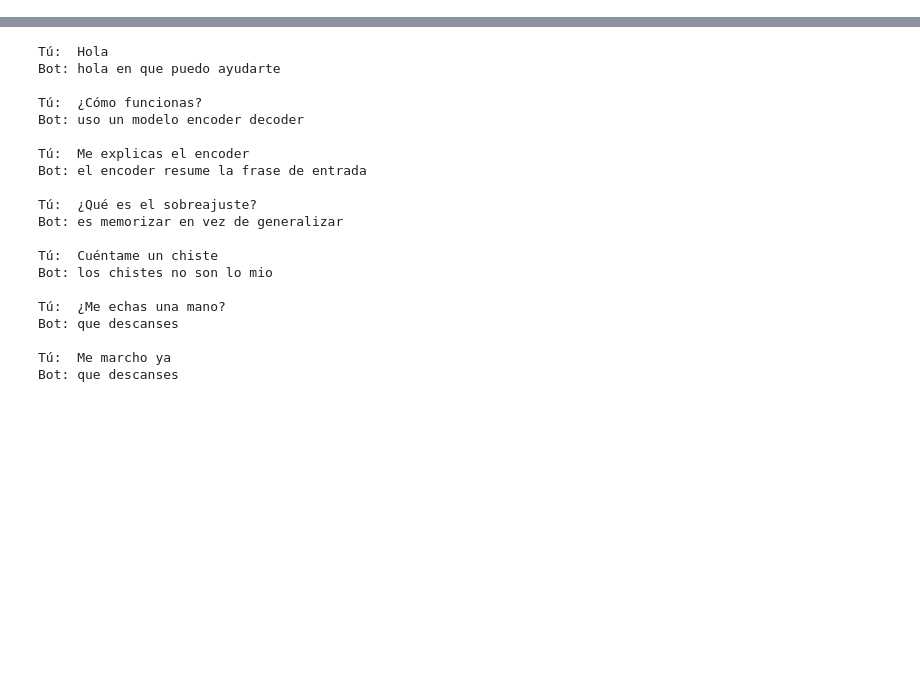
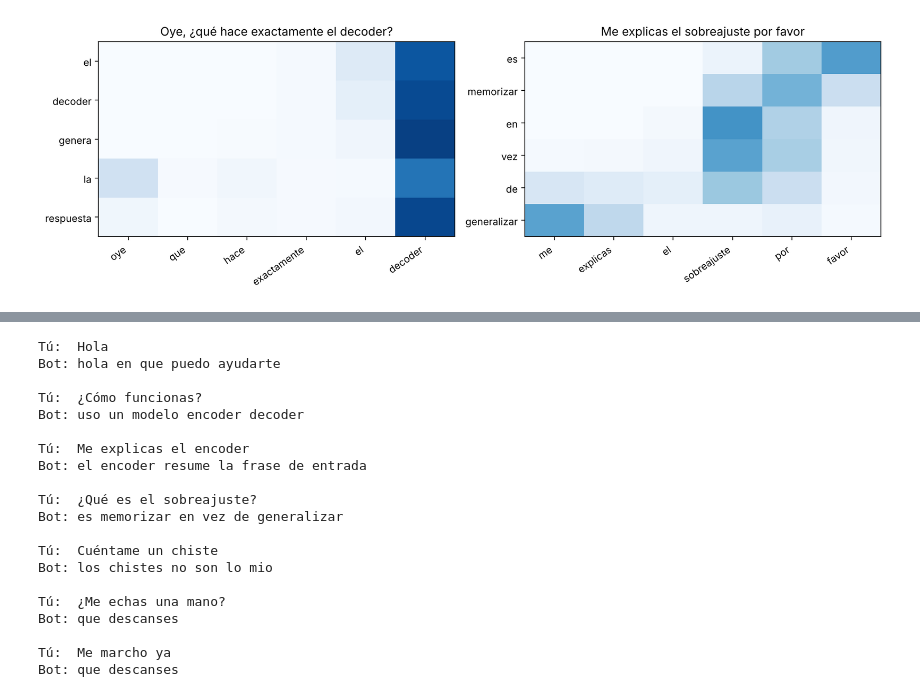
Before and after one commit to Albertoaj05/spanish-seq2seq-chatbot, a Jupyter notebook: notebooks/chatbot.ipynb, the cells around one changed output, grey strips where cells are left out. Cells and saved outputs as stored; diff of their text form; code cells hidden in the pictures; blank space fills up the shorter version.

```diff
--- a/notebooks/chatbot.ipynb
+++ b/notebooks/chatbot.ipynb
@@ -242,0 +125,3 @@ En la primera frase el modelo ignora `oye`, `que`, `hace` y `exactamente` y se f
+# %%
+for frase in ["¿Cómo estás?", "Me explicas la atención, por favor", "¡¡Buenos días!!"]:
+    print(f"{frase!r:40} -> {tokenizar(frase)}")
@@ -242,0 +182,12 @@ En la primera frase el modelo ignora `oye`, `que`, `hace` y `exactamente` y se f
+# %%
+vocab_base = vocabulario_encoder(train)
+vocab_respuestas = vocabulario_decoder(train)
+
+print("Palabras en el vocabulario del encoder:", len(vocab_base))
+print("Palabras en el vocabulario del decoder:", len(vocab_respuestas))
+
+# Una frase con palabras que nunca aparecen en entrenamiento.
+frase = "Define el encoder"
+print("\nFrase:", frase)
+print("Tokens:", tokenizar(frase))
+print("Índices:", vocab_base.codificar(frase), "  (1 = <unk>)")
@@ -242,0 +515,22 @@ En la primera frase el modelo ignora `oye`, `que`, `hace` y `exactamente` y se f
+# %%
+frases_ejemplo = ["Oye, ¿qué hace exactamente el decoder?", "Me explicas el sobreajuste por favor"]
+respuestas, pesos = bot.responder_lote(frases_ejemplo, devolver_atencion=True)
+
+fig, axes = plt.subplots(1, 2, figsize=(12, 4))
+
+for ax, frase, respuesta, p in zip(axes, frases_ejemplo, respuestas, pesos):
+    palabras_pregunta = tokenizar(frase)
+    palabras_respuesta = respuesta.split()
+
+    # Filas: palabras de la respuesta. Columnas: palabras de la pregunta.
+    matriz = p[:len(palabras_respuesta), :len(palabras_pregunta)]
+    ax.imshow(matriz, cmap="Blues", vmin=0, vmax=1, aspect="auto")
+
+    ax.set_xticks(range(len(palabras_pregunta)), palabras_pregunta, rotation=35, ha="right")
+    ax.set_yticks(range(len(palabras_respuesta)), palabras_respuesta)
+    ax.set_title(frase)
+
+plt.tight_layout()
+plt.show()
+# %% [output]
+[figure, added]
```
Also changed, not shown: parts of 72 cells of this notebook, 10 other files.
